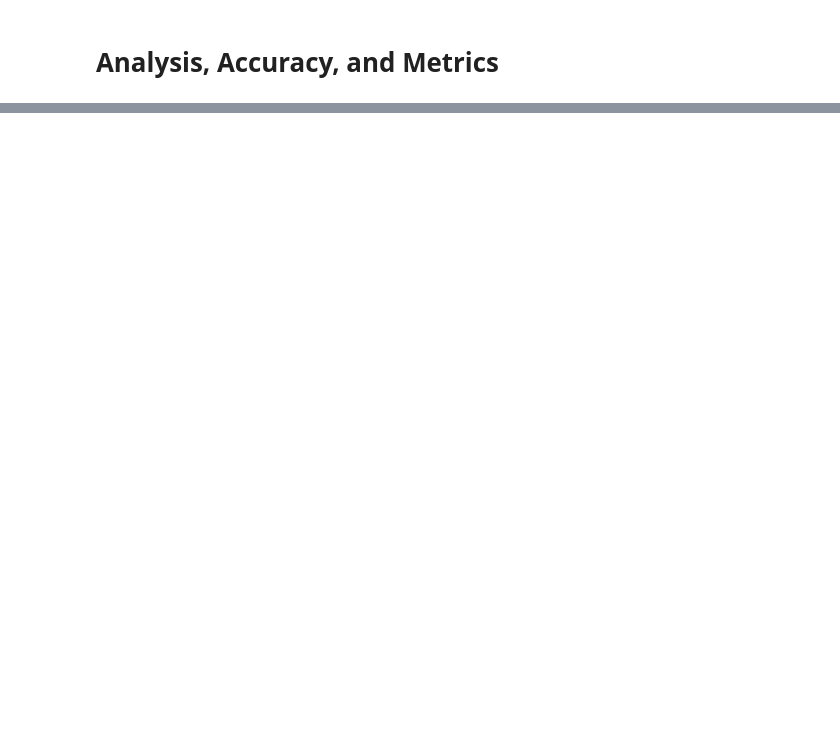
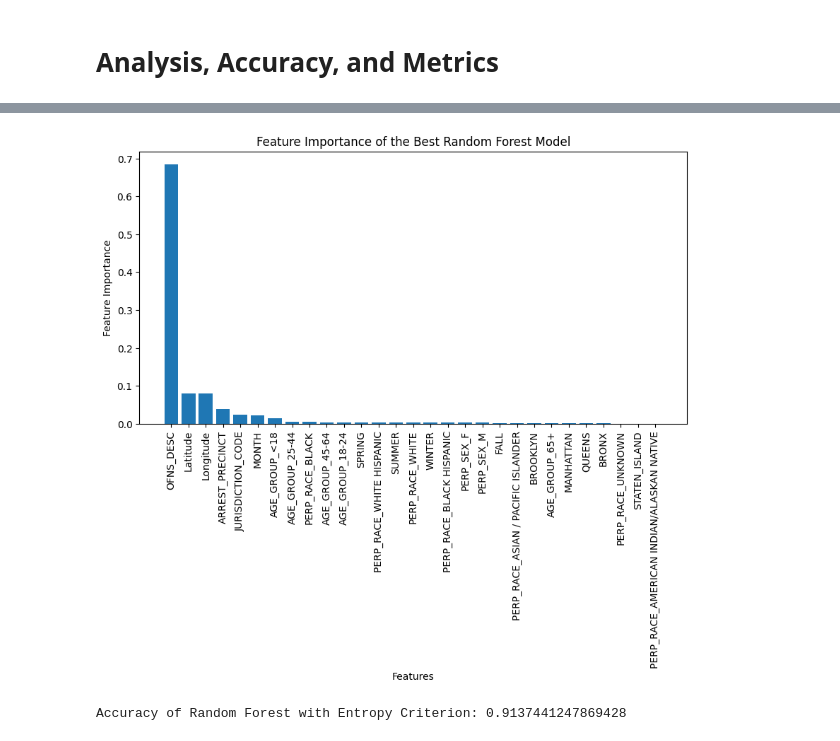
Before and after one commit to annahauk/CS513, a Jupyter notebook: models/RandomForest.ipynb, the cells around one changed output, grey strips where cells are left out. Cells and saved outputs as stored; diff of their text form; code cells hidden in the pictures; blank space fills up the shorter version.

```diff
--- a/models/RandomForest.ipynb
+++ b/models/RandomForest.ipynb
@@ -76,0 +300,26 @@ Accuracy of Random Forest: 0.9151042473701427
+# %%
+#plot the feature importance of the best random forest model for df2
+feature_importances2 = rf_best2.feature_importances_
+features2 = X2.columns
+indices2 = np.argsort(feature_importances2)[::-1]
+
+plt.figure(figsize=(10, 5))
+plt.bar(range(X2.shape[1]), feature_importances2[indices2], align='center')
+plt.xticks(range(X2.shape[1]), np.array(features2)[indices2], rotation=90)
+plt.xlabel('Features')
+plt.ylabel('Feature Importance')
+plt.title('Feature Importance of the Best Random Forest Model')
+plt.show()
+# %% [output]
+[figure, added]
+# %%
+# train a model for df with entropy criterion for random forest
+rf_entropy = RandomForestClassifier(n_estimators=200, max_depth=30, min_samples_split=5, min_samples_leaf=1, criterion='entropy', random_state=1234)
+rf_entropy.fit(X_train, y_train)
+y_pred_entropy = rf_entropy.predict(X_test)
+
+accuracy_entropy = accuracy_score(y_test, y_pred_entropy)
+
+print('Accuracy of Random Forest with Entropy Criterion:', accuracy_entropy)
+# %% [output]
+Accuracy of Random Forest with Entropy Criterion: 0.9137441247869428
```
Also changed, not shown: parts of 17 cells of this notebook, 1 other file.
